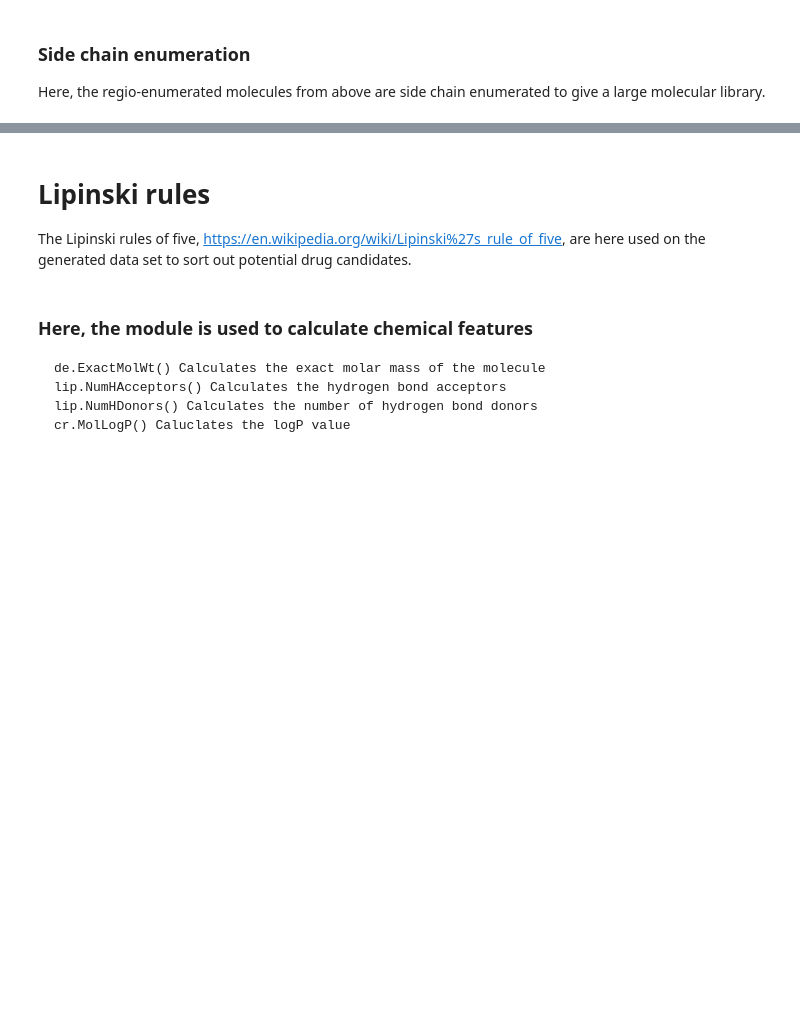
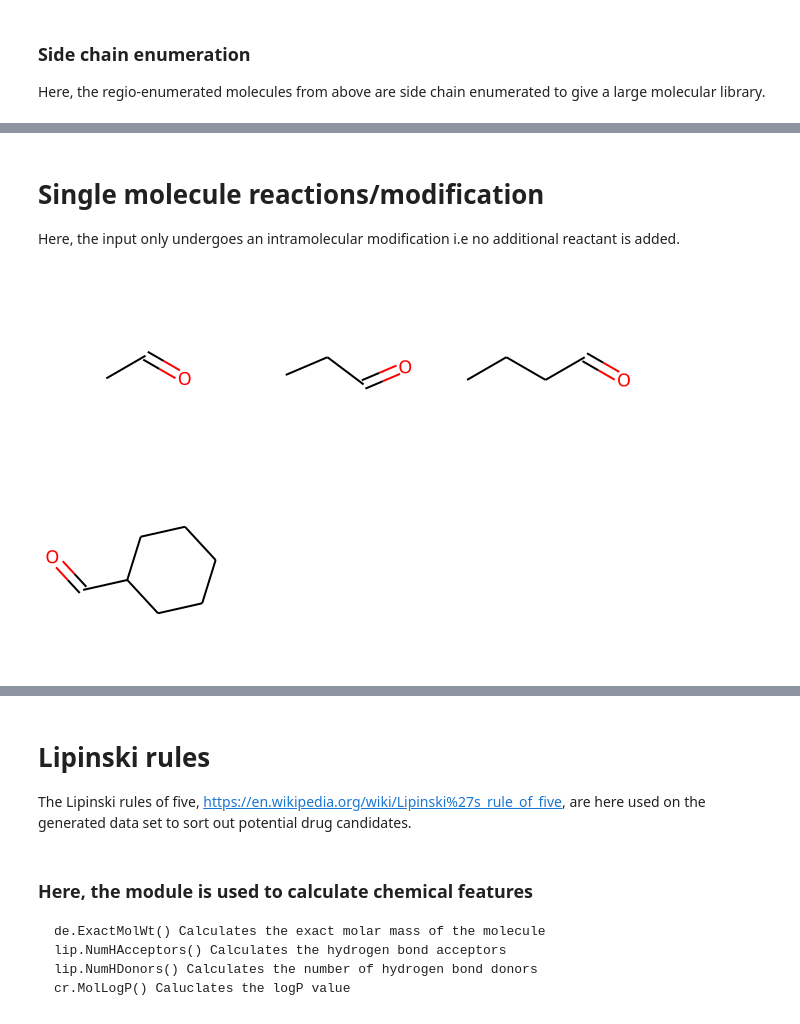
Before and after one commit to RobinEkberg/Molecular-enumeration, a Jupyter notebook: Lipinski-tester.ipynb, the cells around one changed output, grey strips where cells are left out. Saved outputs shown, nothing was run; the diff lists cells and outputs as text; code cells hidden in the pictures; blank space fills up the shorter version.

```diff
--- a/Lipinski-tester.ipynb
+++ b/Lipinski-tester.ipynb
@@ -167,0 +168,9 @@ Draw.MolsToGridImage([Chem.MolFromSmiles(smi) for smi in product_smi], maxMols=9
+# %%
+glucose = 'OCC1OC(O)C(O)C(O)C1O'
+propanol = 'CCCO'
+reactants_list = propanol, glucose
+reactants = []
+
+for i in reactants_list:
+    j = Chem.MolFromSmiles(i)
+    reactants.append(j)
@@ -167,0 +185,39 @@ Draw.MolsToGridImage([Chem.MolFromSmiles(smi) for smi in product_smi], maxMols=9
+# %%
+reaction_library = pd.read_csv('Reaction_library_2.csv', index_col='ReactionName')
+# %% [markdown]
+# Single molecule reactions/modification
+
+Here, the input only undergoes an intramolecular modification i.e no additional reactant is added.
+# %%
+def oxidation(SM, reaction_SMIRKS):
+    '''Input the reactant and the reaction SMIRKS and react each reactant according to the defined SMARTS reaction in the function'''
+
+    #reaction3 = '[CH2:1]-O >> [C:1]=O'
+    rxn2 = AllChem.ReactionFromSmarts (reaction_SMIRKS)
+    product = rxn2.RunReactants([SM,])
+
+    resulting_smile_list = []
+    try:
+        for i in range(len(product)):
+            resulting_smile = Chem.MolToSmiles(product[i][0])
+            resulting_smile_list.append(resulting_smile)
+    except:
+        pass
+    return resulting_smile_list
+# %%
+reaction = reaction_library.ReactionSMARTS['Primary alc ox'] #Define the reaction type
+reaction
+
+products = []
+for i in Library_alc: #Pass the name of the input library
+    prod = oxidation(i, reaction)
+    # print(prod)
+    for mol in prod:
+        product = Chem.MolFromSmiles(mol)
+        products.append(product)
+        # print(product)
+
+
+Draw.MolsToGridImage(products)
+# %% [output]
+[figure, added]
```
Also changed, not shown: parts of 34 cells of this notebook.
